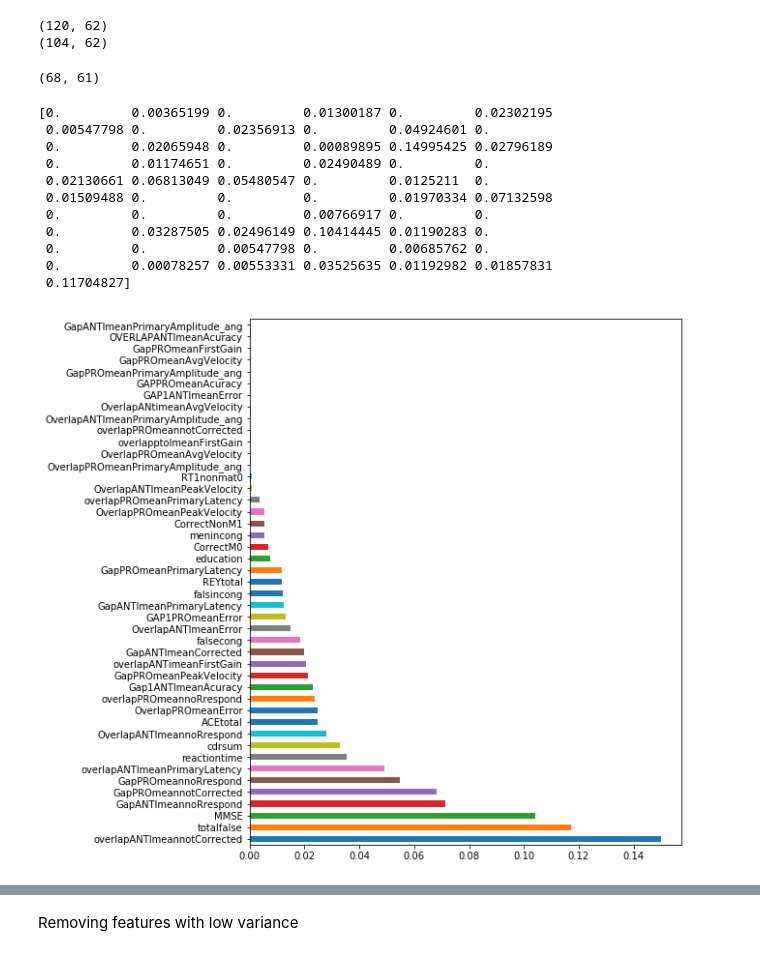
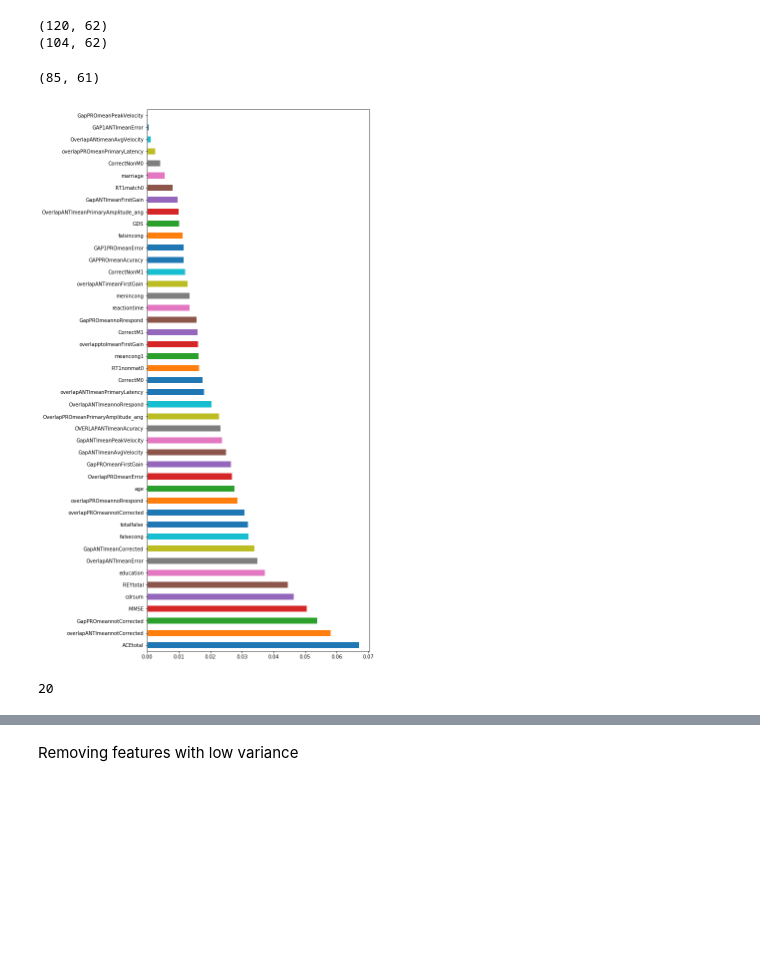
Before and after one commit to aminkhod/Eye_tracking-Neuroscience, a Jupyter notebook: eye_track_feature_selection.ipynb, the cells around one changed output, grey strips where cells are left out. Cells and saved outputs as stored; diff of their text form; code cells hidden in the pictures; blank space fills up the shorter version.

```diff
--- a/eye_track_feature_selection.ipynb
+++ b/eye_track_feature_selection.ipynb
@@ -35,45 +35,37 @@ data1.dropna(inplace=True)
 data3.dropna(inplace=True)
 
 
-# X=data1.iloc[:,1:]
-# y=data1.iloc[:,0]
+X=data1.iloc[:,1:]
+y=data1.iloc[:,0]
 
 # X = X.astype(np.float64)
 # y = y.astype(np.float64)
 
-X=data3.iloc[:,1:]
-y=data3.iloc[:,0]
+# X=data3.iloc[:,1:]
+# y=data3.iloc[:,0]
 X.shape
 # %% [output]
-(68, 61)
+(85, 61)
 # %%
 # import pandas as pd
 # import numpy as np
 # data = pd.read_csv("D://Blogs//train.csv")
 # X = data.iloc[:,0:20]  #independent columns
 # y = data.iloc[:,-1]    #target column i.e price range
 from sklearn.ensemble import ExtraTreesClassifier
 import matplotlib.pyplot as plt
 model = ExtraTreesClassifier()
 model.fit(X,y)
-print(model.feature_importances_) #use inbuilt class feature_importances of tree based classifiers
+# print(model.feature_importances_) #use inbuilt class feature_importances of tree based classifiers
 #plot graph of feature importances for better visualization
 feat_importances = pd.Series(model.feature_importances_, index=X.columns)
 feat_importances.nlargest(45).plot(kind='barh')
 plt.show()
+feat_importances = pd.DataFrame(feat_importances.nlargest(20))
+len(feat_importances.index)
 # %% [output]
+[figure, new version]
-[0.         0.00365199 0.         0.01300187 0.         0.02302195
- 0.00547798 0.         0.02356913 0.         0.04924601 0.
- 0.         0.02065948 0.         0.00089895 0.14995425 0.02796189
- 0.         0.01174651 0.         0.02490489 0.         0.
- 0.02130661 0.06813049 0.05480547 0.         0.0125211  0.
- 0.01509488 0.         0.         0.         0.01970334 0.07132598
- 0.         0.         0.         0.00766917 0.         0.
- 0.         0.03287505 0.02496149 0.10414445 0.01190283 0.
- 0.         0.         0.00547798 0.         0.00685762 0.
- 0.         0.00078257 0.00553331 0.03525635 0.01192982 0.01857831
- 0.11704827]
+20
-[figure, old version]
 # %%
 # print(scipy.stats.entropy(X['OverlapPROmeanAcuracy']))
 # X.columns
```
Also changed, not shown: parts of 10 cells of this notebook, 6 other files.
